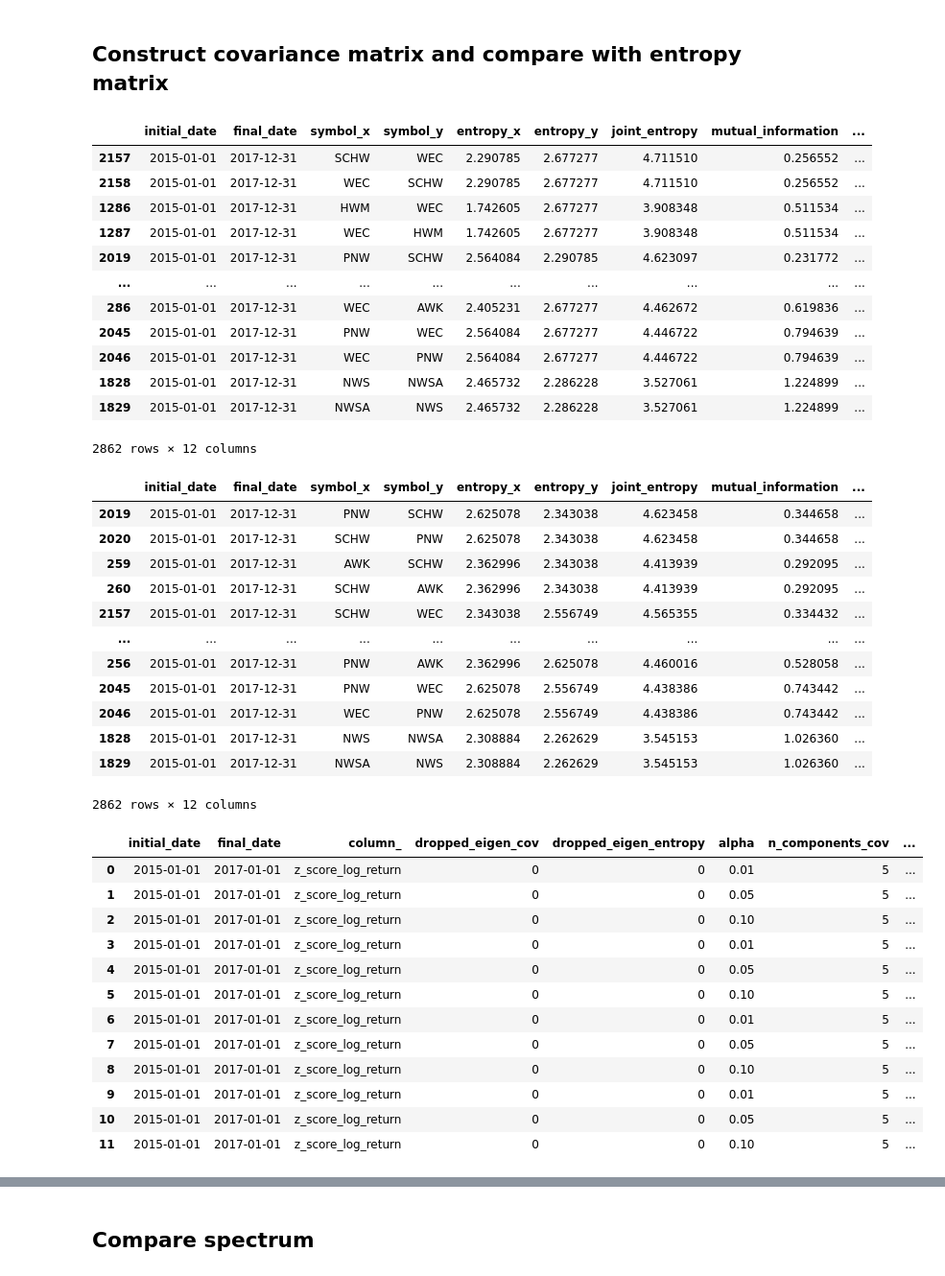
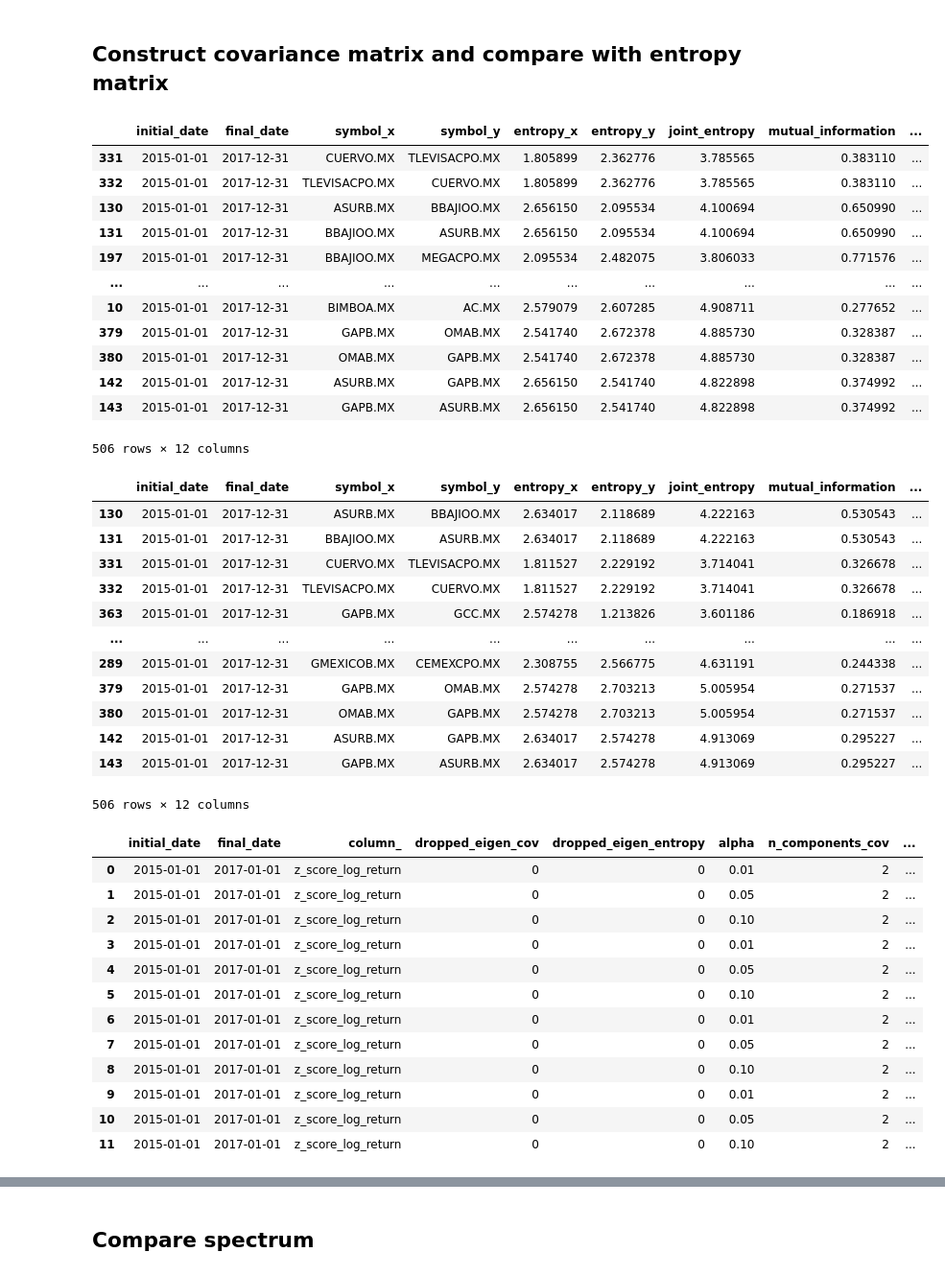
Before and after one commit to fsabrilb/Market_Efficiency, a Jupyter notebook: scripts/estimate_covariance_matrix_entropy.ipynb, the cells around one changed output, grey strips where cells are left out. Shown at 96% size. Saved outputs shown, nothing was run; the diff lists cells and outputs as text; code cells hidden in the pictures.

```diff
--- a/scripts/estimate_covariance_matrix_entropy.ipynb
+++ b/scripts/estimate_covariance_matrix_entropy.ipynb
@@ -30,9 +30,9 @@ input_generation_date = "2024-06-24"
 ## Load data and filter duplicates by symbol and date
 # %%
 # Standard and Poor's 500 - S&P 500 (United States)
-df_stock_index = pd.read_pickle("{}/df_stock_index_gspc_{}.pkl".format(input_path_processed, re.sub("-", "", input_generation_date)))
+#df_stock_index = pd.read_pickle("{}/df_stock_index_gspc_{}.pkl".format(input_path_processed, re.sub("-", "", input_generation_date)))
 # Mexico Price and Quote Index (Mexico)
-#df_stock_index = pd.read_pickle("{}/df_stock_index_mxx_{}.pkl".format(input_path_processed, re.sub("-", "", input_generation_date)))
+df_stock_index = pd.read_pickle("{}/df_stock_index_mxx_{}.pkl".format(input_path_processed, re.sub("-", "", input_generation_date)))
 
 df_stock_index.drop_duplicates(subset = ["date", "symbol"], keep = "first", inplace = True, ignore_index = True)
 # %% [markdown]
@@ -80,36 +80,36 @@ ee.estimate_entropy_matrix(
 ## Construct covariance matrix and compare with entropy matrix
 # %%
 df_final = emf.get_market_efficiency_data_window(
-    df = df_stock_index[df_stock_index["symbol"].str.contains("(W)|(Z)")],
+    df = df_stock_index,#[df_stock_index["symbol"].str.contains("(W)|(Z)")],
     column_ = column_,
     min_bins = 10,
     precision = 12,
     log_path = log_path,
     log_filename = "log_market_efficiency",
     log_filename_entropy = "log_entropy_proof",
     verbose = 1,
     tqdm_bar = True,
     market_args_list = ("2015-01-01", "2017-12-31")
 )
 
 df_final[df_final["symbol_x"] != df_final["symbol_y"]].drop_duplicates().sort_values(["correlation", "rajski_distance"], ascending = [True, True])
 # %% [output]
 |  | initial_date | final_date | symbol_x | symbol_y | entropy_x | entropy_y | joint_entropy | mutual_information | ... |
-| 2157 | 2015-01-01 | 2017-12-31 | SCHW | WEC | 2.290785 | 2.677277 | 4.711510 | 0.256552 | ... |
-| 2158 | 2015-01-01 | 2017-12-31 | WEC | SCHW | 2.290785 | 2.677277 | 4.711510 | 0.256552 | ... |
-| 1286 | 2015-01-01 | 2017-12-31 | HWM | WEC | 1.742605 | 2.677277 | 3.908348 | 0.511534 | ... |
-| 1287 | 2015-01-01 | 2017-12-31 | WEC | HWM | 1.742605 | 2.677277 | 3.908348 | 0.511534 | ... |
-| 2019 | 2015-01-01 | 2017-12-31 | PNW | SCHW | 2.564084 | 2.290785 | 4.623097 | 0.231772 | ... |
+| 331 | 2015-01-01 | 2017-12-31 | CUERVO.MX | TLEVISACPO.MX | 1.805899 | 2.362776 | 3.785565 | 0.383110 | ... |
+| 332 | 2015-01-01 | 2017-12-31 | TLEVISACPO.MX | CUERVO.MX | 1.805899 | 2.362776 | 3.785565 | 0.383110 | ... |
+| 130 | 2015-01-01 | 2017-12-31 | ASURB.MX | BBAJIOO.MX | 2.656150 | 2.095534 | 4.100694 | 0.650990 | ... |
+| 131 | 2015-01-01 | 2017-12-31 | BBAJIOO.MX | ASURB.MX | 2.656150 | 2.095534 | 4.100694 | 0.650990 | ... |
+| 197 | 2015-01-01 | 2017-12-31 | BBAJIOO.MX | MEGACPO.MX | 2.095534 | 2.482075 | 3.806033 | 0.771576 | ... |
 | ... | ... | ... | ... | ... | ... | ... | ... | ... | ... |
-| 286 | 2015-01-01 | 2017-12-31 | WEC | AWK | 2.405231 | 2.677277 | 4.462672 | 0.619836 | ... |
-| 2045 | 2015-01-01 | 2017-12-31 | PNW | WEC | 2.564084 | 2.677277 | 4.446722 | 0.794639 | ... |
-| 2046 | 2015-01-01 | 2017-12-31 | WEC | PNW | 2.564084 | 2.677277 | 4.446722 | 0.794639 | ... |
-| 1828 | 2015-01-01 | 2017-12-31 | NWS | NWSA | 2.465732 | 2.286228 | 3.527061 | 1.224899 | ... |
-| 1829 | 2015-01-01 | 2017-12-31 | NWSA | NWS | 2.465732 | 2.286228 | 3.527061 | 1.224899 | ... |
+| 10 | 2015-01-01 | 2017-12-31 | BIMBOA.MX | AC.MX | 2.579079 | 2.607285 | 4.908711 | 0.277652 | ... |
+| 379 | 2015-01-01 | 2017-12-31 | GAPB.MX | OMAB.MX | 2.541740 | 2.672378 | 4.885730 | 0.328387 | ... |
+| 380 | 2015-01-01 | 2017-12-31 | OMAB.MX | GAPB.MX | 2.541740 | 2.672378 | 4.885730 | 0.328387 | ... |
+| 142 | 2015-01-01 | 2017-12-31 | ASURB.MX | GAPB.MX | 2.656150 | 2.541740 | 4.822898 | 0.374992 | ... |
+| 143 | 2015-01-01 | 2017-12-31 | GAPB.MX | ASURB.MX | 2.656150 | 2.541740 | 4.822898 | 0.374992 | ... |
-2862 rows × 12 columns
+506 rows × 12 columns
 # %%
 df_final_2 = emf.get_market_efficiency_data_window(
-    df = df_stock_index[df_stock_index["symbol"].str.contains("(W)|(Z)")],
+    df = df_stock_index,#[df_stock_index["symbol"].str.contains("(W)|(Z)")],
     column_ = "z_score_zlr_no_market",
     min_bins = 10,
     precision = 12,
@@ -124,24 +124,24 @@ df_final_2 = emf.get_market_efficiency_data_window(
 df_final_2[df_final_2["symbol_x"] != df_final_2["symbol_y"]].drop_duplicates().sort_values(["correlation", "rajski_distance"], ascending = [True, True])
 # %% [output]
 |  | initial_date | final_date | symbol_x | symbol_y | entropy_x | entropy_y | joint_entropy | mutual_information | ... |
-| 2019 | 2015-01-01 | 2017-12-31 | PNW | SCHW | 2.625078 | 2.343038 | 4.623458 | 0.344658 | ... |
-| 2020 | 2015-01-01 | 2017-12-31 | SCHW | PNW | 2.625078 | 2.343038 | 4.623458 | 0.344658 | ... |
-| 259 | 2015-01-01 | 2017-12-31 | AWK | SCHW | 2.362996 | 2.343038 | 4.413939 | 0.292095 | ... |
-| 260 | 2015-01-01 | 2017-12-31 | SCHW | AWK | 2.362996 | 2.343038 | 4.413939 | 0.292095 | ... |
-| 2157 | 2015-01-01 | 2017-12-31 | SCHW | WEC | 2.343038 | 2.556749 | 4.565355 | 0.334432 | ... |
+| 130 | 2015-01-01 | 2017-12-31 | ASURB.MX | BBAJIOO.MX | 2.634017 | 2.118689 | 4.222163 | 0.530543 | ... |
+| 131 | 2015-01-01 | 2017-12-31 | BBAJIOO.MX | ASURB.MX | 2.634017 | 2.118689 | 4.222163 | 0.530543 | ... |
+| 331 | 2015-01-01 | 2017-12-31 | CUERVO.MX | TLEVISACPO.MX | 1.811527 | 2.229192 | 3.714041 | 0.326678 | ... |
+| 332 | 2015-01-01 | 2017-12-31 | TLEVISACPO.MX | CUERVO.MX | 1.811527 | 2.229192 | 3.714041 | 0.326678 | ... |
+| 363 | 2015-01-01 | 2017-12-31 | GAPB.MX | GCC.MX | 2.574278 | 1.213826 | 3.601186 | 0.186918 | ... |
 | ... | ... | ... | ... | ... | ... | ... | ... | ... | ... |
-| 256 | 2015-01-01 | 2017-12-31 | PNW | AWK | 2.362996 | 2.625078 | 4.460016 | 0.528058 | ... |
-| 2045 | 2015-01-01 | 2017-12-31 | PNW | WEC | 2.625078 | 2.556749 | 4.438386 | 0.743442 | ... |
-| 2046 | 2015-01-01 | 2017-12-31 | WEC | PNW | 2.625078 | 2.556749 | 4.438386 | 0.743442 | ... |
-| 1828 | 2015-01-01 | 2017-12-31 | NWS | NWSA | 2.308884 | 2.262629 | 3.545153 | 1.026360 | ... |
-| 1829 | 2015-01-01 | 2017-12-31 | NWSA | NWS | 2.308884 | 2.262629 | 3.545153 | 1.026360 | ... |
+| 289 | 2015-01-01 | 2017-12-31 | GMEXICOB.MX | CEMEXCPO.MX | 2.308755 | 2.566775 | 4.631191 | 0.244338 | ... |
+| 379 | 2015-01-01 | 2017-12-31 | GAPB.MX | OMAB.MX | 2.574278 | 2.703213 | 5.005954 | 0.271537 | ... |
+| 380 | 2015-01-01 | 2017-12-31 | OMAB.MX | GAPB.MX | 2.574278 | 2.703213 | 5.005954 | 0.271537 | ... |
+| 142 | 2015-01-01 | 2017-12-31 | ASURB.MX | GAPB.MX | 2.634017 | 2.574278 | 4.913069 | 0.295227 | ... |
+| 143 | 2015-01-01 | 2017-12-31 | GAPB.MX | ASURB.MX | 2.634017 | 2.574278 | 4.913069 | 0.295227 | ... |
-2862 rows × 12 columns
+506 rows × 12 columns
 # %%
 #import importlib
 #importlib.reload(emf)
 
 emf.get_market_efficiency(
-    df = df_stock_index[df_stock_index["symbol"].str.contains("(W)|(Z)")],
+    df = df_stock_index,#[df_stock_index["symbol"].str.contains("(W)|(Z)")],
     column_ = "z_score_log_return",
     min_bins = 10,
     precision = 12,
@@ -161,18 +161,18 @@ emf.get_market_efficiency(
 )
 # %% [output]
 |  | initial_date | final_date | column_ | dropped_eigen_cov | dropped_eigen_entropy | alpha | n_components_cov | ... |
-| 0 | 2015-01-01 | 2017-01-01 | z_score_log_return | 0 | 0 | 0.01 | 5 | ... |
-| 1 | 2015-01-01 | 2017-01-01 | z_score_log_return | 0 | 0 | 0.05 | 5 | ... |
-| 2 | 2015-01-01 | 2017-01-01 | z_score_log_return | 0 | 0 | 0.10 | 5 | ... |
-| 3 | 2015-01-01 | 2017-01-01 | z_score_log_return | 0 | 0 | 0.01 | 5 | ... |
-| 4 | 2015-01-01 | 2017-01-01 | z_score_log_return | 0 | 0 | 0.05 | 5 | ... |
-| 5 | 2015-01-01 | 2017-01-01 | z_score_log_return | 0 | 0 | 0.10 | 5 | ... |
-| 6 | 2015-01-01 | 2017-01-01 | z_score_log_return | 0 | 0 | 0.01 | 5 | ... |
-| 7 | 2015-01-01 | 2017-01-01 | z_score_log_return | 0 | 0 | 0.05 | 5 | ... |
-| 8 | 2015-01-01 | 2017-01-01 | z_score_log_return | 0 | 0 | 0.10 | 5 | ... |
-| 9 | 2015-01-01 | 2017-01-01 | z_score_log_return | 0 | 0 | 0.01 | 5 | ... |
-| 10 | 2015-01-01 | 2017-01-01 | z_score_log_return | 0 | 0 | 0.05 | 5 | ... |
-| 11 | 2015-01-01 | 2017-01-01 | z_score_log_return | 0 | 0 | 0.10 | 5 | ... |
+| 0 | 2015-01-01 | 2017-01-01 | z_score_log_return | 0 | 0 | 0.01 | 2 | ... |
+| 1 | 2015-01-01 | 2017-01-01 | z_score_log_return | 0 | 0 | 0.05 | 2 | ... |
+| 2 | 2015-01-01 | 2017-01-01 | z_score_log_return | 0 | 0 | 0.10 | 2 | ... |
+| 3 | 2015-01-01 | 2017-01-01 | z_score_log_return | 0 | 0 | 0.01 | 2 | ... |
+| 4 | 2015-01-01 | 2017-01-01 | z_score_log_return | 0 | 0 | 0.05 | 2 | ... |
+| 5 | 2015-01-01 | 2017-01-01 | z_score_log_return | 0 | 0 | 0.10 | 2 | ... |
+| 6 | 2015-01-01 | 2017-01-01 | z_score_log_return | 0 | 0 | 0.01 | 2 | ... |
+| 7 | 2015-01-01 | 2017-01-01 | z_score_log_return | 0 | 0 | 0.05 | 2 | ... |
+| 8 | 2015-01-01 | 2017-01-01 | z_score_log_return | 0 | 0 | 0.10 | 2 | ... |
+| 9 | 2015-01-01 | 2017-01-01 | z_score_log_return | 0 | 0 | 0.01 | 2 | ... |
+| 10 | 2015-01-01 | 2017-01-01 | z_score_log_return | 0 | 0 | 0.05 | 2 | ... |
+| 11 | 2015-01-01 | 2017-01-01 | z_score_log_return | 0 | 0 | 0.10 | 2 | ... |
 # %%
 #import importlib
 #importlib.reload(emf)
```
Also changed, not shown: parts of 14 cells of this notebook.
